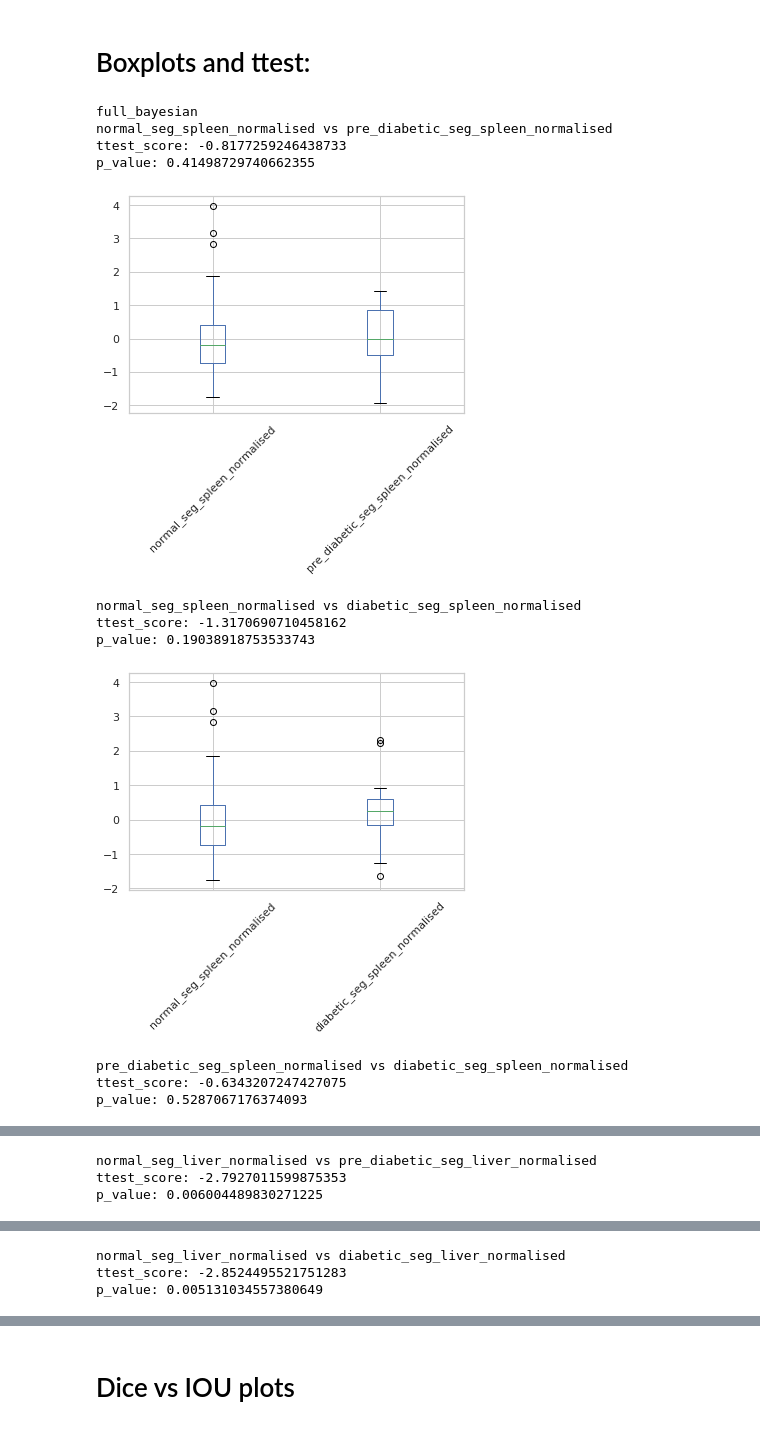
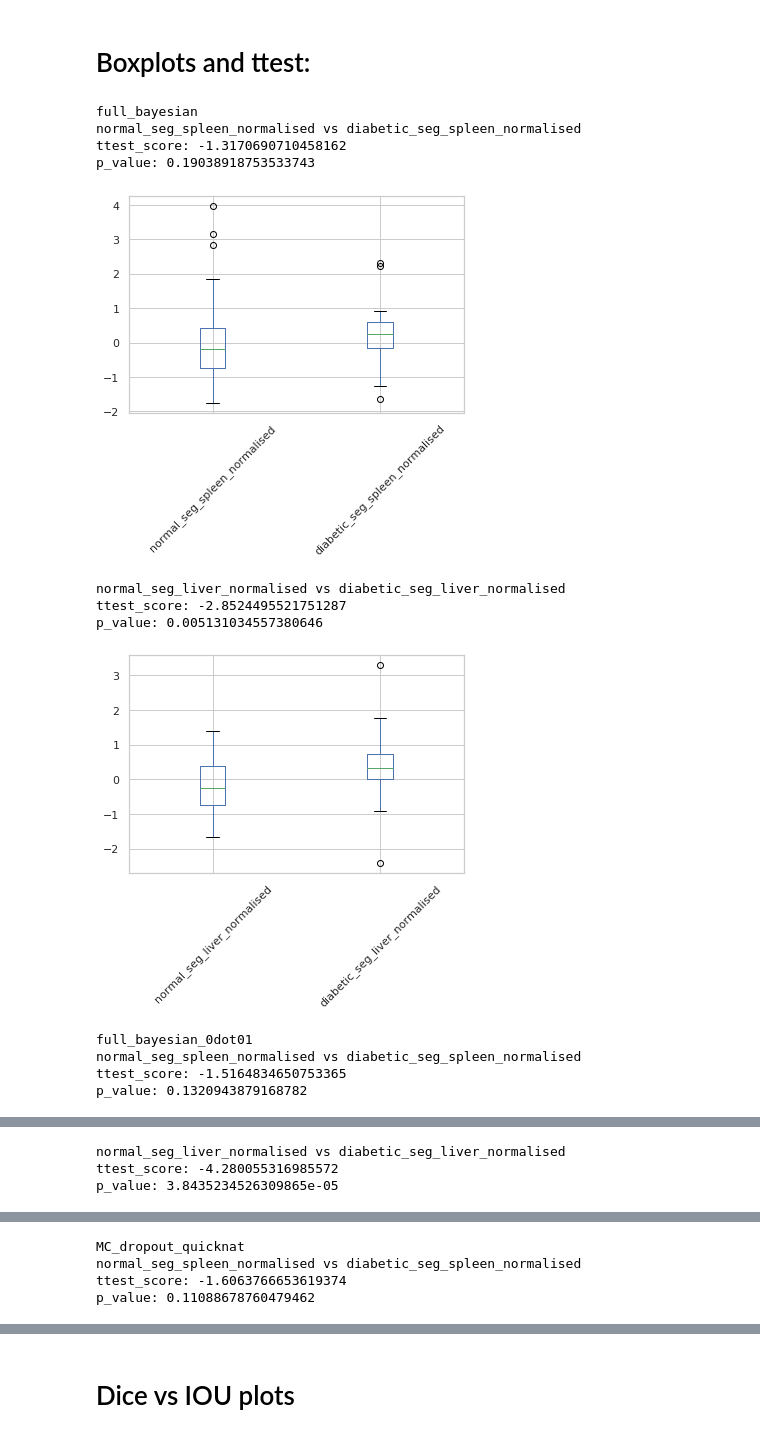
Before and after one commit to jyotirmay123/BNN-for-Uncertainty-Estimation-of-Imaging-Biomarkers, a Jupyter notebook: model_and_dataset_stats_analysis_final.ipynb, the cells around one changed output, grey strips where cells are left out. Drawn from its saved outputs; the diff is of its cells as text; code cells hidden in the pictures.

```diff
--- a/model_and_dataset_stats_analysis_final.ipynb
+++ b/model_and_dataset_stats_analysis_final.ipynb
@@ -204,7 +204,8 @@ def plot_and_ttest(df, cols):
         print('ttest_score:', t)
         print('p_value:', p)
         print('\n')
-        dicts[f'{col_subset[0]} vs {col_subset[1]}'] = p
+#         dicts[f'{col_subset[0]} vs {col_subset[1]}'] = p
+        dicts['normal_seg vs diabetic_seg'] = p
         plt.show()
     return dicts
 # %%
@@ -1025,31 +1026,34 @@ def group_feature_stats(features_string, df, target_col, return_model=False):
 # %%
 dicts = {}
 for key, value in model_merged_feats_path_combined.items():
     print(key)
     df = pd.read_csv(value)
     df = rename(df)
     df = transform_to_categorical(df, ['diabetes_status', 'sex'])
     df, normalised_cols = z_score_column_normalise(df, ['seg_spleen', 'seg_liver'])
     df = df.fillna(0)
-    dicts[key] = {}
+#     dicts[key] = {}
     dfs = split_diabetes_state(df)
-    individual_dicts = plot_and_ttest(dfs, ['normal_seg_spleen_normalised', 'pre_diabetic_seg_spleen_normalised', 'diabetic_seg_spleen_normalised'])
-    dicts[key]['spleen'] = individual_dicts
-    individual_dicts = plot_and_ttest(dfs, ['normal_seg_liver_normalised', 'pre_diabetic_seg_liver_normalised', 'diabetic_seg_liver_normalised'])
-    dicts[key]['liver'] = individual_dicts
+    individual_dicts = plot_and_ttest(dfs, ['normal_seg_spleen_normalised',  'diabetic_seg_spleen_normalised'])
+    dicts[key+'_spleen'] = individual_dicts
+    individual_dicts = plot_and_ttest(dfs, ['normal_seg_liver_normalised', 'diabetic_seg_liver_normalised'])
+#     print(individual_dicts)
+    dicts[key+'_liver'] = individual_dicts
 
-p_value_df = df_from_nested_dicts(dicts).T
+# p_value_df = df_from_nested_dicts(dicts).T
+p_value_df = pd.DataFrame.from_dict(dicts).T
 p_value_df_styler = highlight_significance(p_value_df, 0.01)
 # %% [output]
 full_bayesian
-normal_seg_spleen_normalised vs pre_diabetic_seg_spleen_normalised
-ttest_score: -0.8177259246438733
-p_value: 0.41498729740662355
+normal_seg_spleen_normalised vs diabetic_seg_spleen_normalised
+ttest_score: -1.3170690710458162
+p_value: 0.19038918753533743
-[figure, old version]
+[figure, new version]
-normal_seg_spleen_normalised vs diabetic_seg_spleen_normalised
-ttest_score: -1.3170690710458162
-p_value: 0.19038918753533743
+normal_seg_liver_normalised vs diabetic_seg_liver_normalised
+ttest_score: -2.8524495521751287
+p_value: 0.005131034557380646
-[figure, old version]
+[figure, new version]
-pre_diabetic_seg_spleen_normalised vs diabetic_seg_spleen_normalised
-ttest_score: -0.6343207247427075
-p_value: 0.5287067176374093
+full_bayesian_0dot01
+normal_seg_spleen_normalised vs diabetic_seg_spleen_normalised
+ttest_score: -1.5164834650753365
+p_value: 0.1320943879168782
@@ -1057,3 +1061,3 @@ p_value: 0.5287067176374093
-normal_seg_liver_normalised vs pre_diabetic_seg_liver_normalised
-ttest_score: -2.7927011599875353
-p_value: 0.006004489830271225
+normal_seg_liver_normalised vs diabetic_seg_liver_normalised
+ttest_score: -4.280055316985572
+p_value: 3.8435234526309865e-05
@@ -1061,3 +1065,4 @@ p_value: 0.006004489830271225
-normal_seg_liver_normalised vs diabetic_seg_liver_normalised
-ttest_score: -2.8524495521751283
-p_value: 0.005131034557380649
+MC_dropout_quicknat
+normal_seg_spleen_normalised vs diabetic_seg_spleen_normalised
+ttest_score: -1.6063766653619374
+p_value: 0.11088678760479462
```
Also changed, not shown: parts of 3 cells of this notebook, 10 other files.
